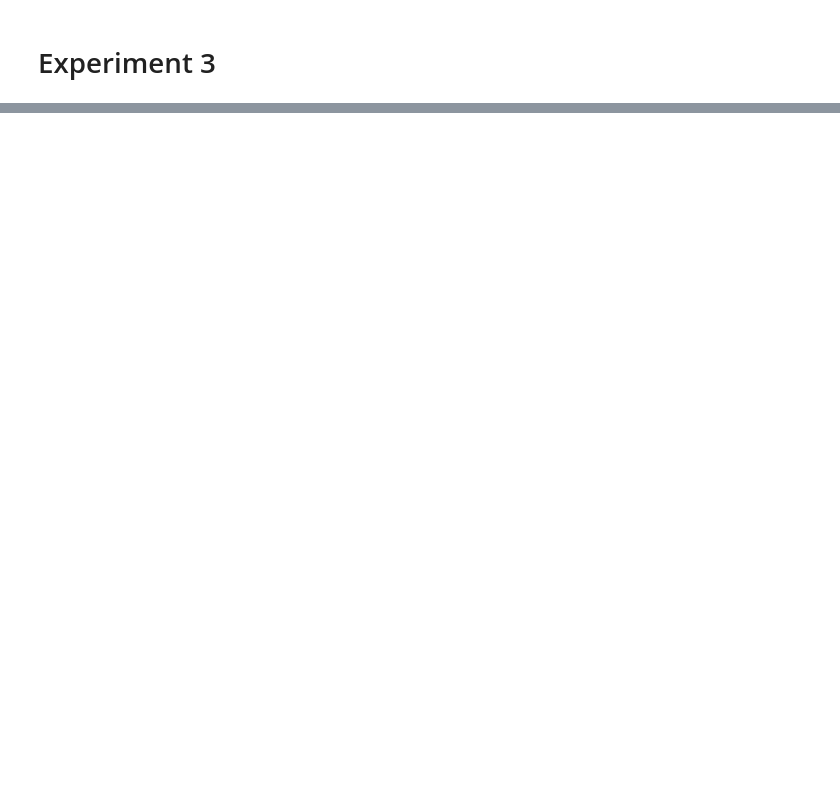
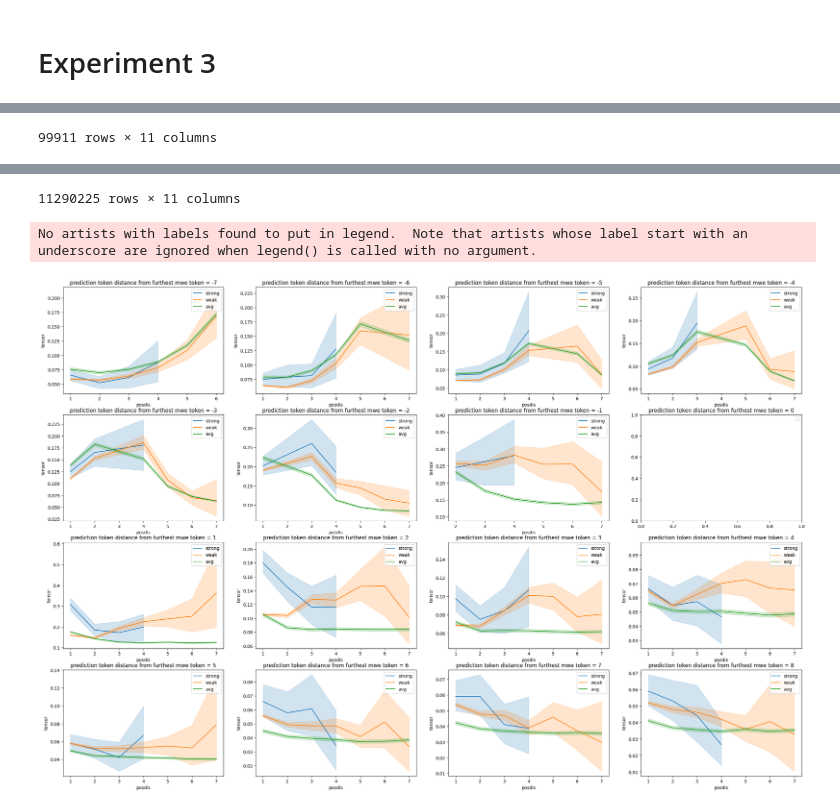
Before and after one commit to divyanshsinghvi/ShapleyInteraction4Structure, a Jupyter notebook: final/plots.ipynb, the cells around one changed output, grey strips where cells are left out. Drawn from its saved outputs; the diff is of its cells as text; code cells hidden in the pictures; blank space fills up the shorter version.

```diff
--- a/final/plots.ipynb
+++ b/final/plots.ipynb
@@ -357,0 +297,18 @@ NameError: name 'avg_df' is not defined
+# %%
+if load_avg:
+    strong_path = f'strong_mwe_{model}{version}.pkl'
+    strong_df = f_df(strong_path, method).drop(columns = ['ignore'])
+    strong_df = strong_df[strong_df['rem'] >= 50].copy()
+    display(strong_df)
+
+    avg_df = f_avg_df(f'avg_{model}{version}.pkl', method)
+    avg_df = avg_df[avg_df['rem'] >= 50].copy()
+    display(avg_df)
+
+
+
+if load_avg:
+    plot_mlm(strong_df, weak_df, avg_df)
+
+    # del strong_df, weak_df, avg_df
+# %% [output]
@@ -357,0 +327 @@ NameError: name 'avg_df' is not defined
+99911 rows × 11 columns
@@ -358,3 +340,6 @@ NameError: name 'avg_df' is not defined
+11290225 rows × 11 columns
+No artists with labels found to put in legend.  Note that artists whose label start with an underscore are ignored when legend() is called with no argument.
+[figure, added]
 # %%
 import pandas as pd
 ap = []
```
Also changed, not shown: parts of 34 cells of this notebook, 2 other files.
